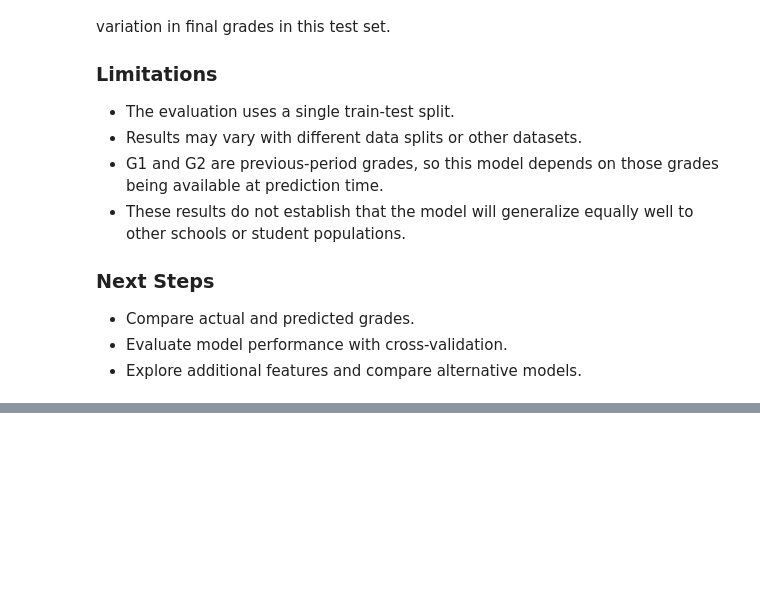
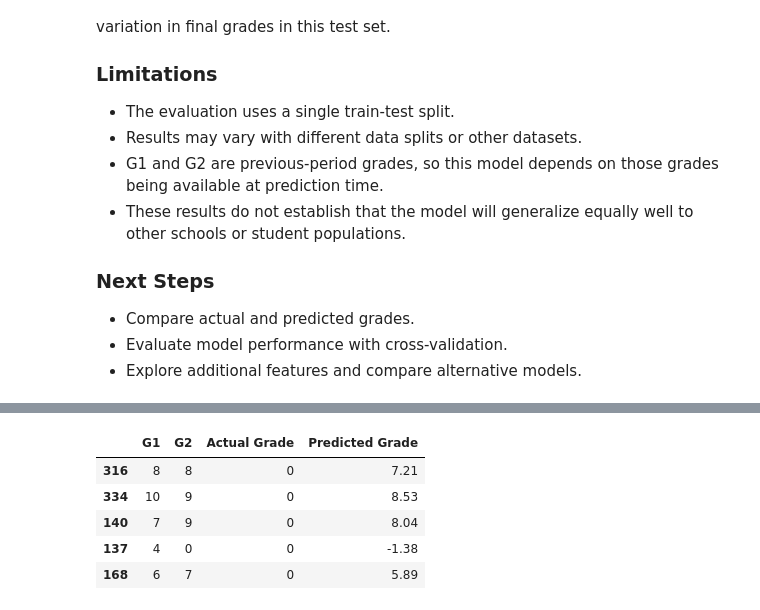
Before and after one commit to MYNazarian/student-performance-analysis, a Jupyter notebook: notebooks/student_analysis.ipynb, the cells around one changed output, grey strips where cells are left out. Saved outputs shown, nothing was run; the diff lists cells and outputs as text; code cells hidden in the pictures; blank space fills up the shorter version.

```diff
--- a/notebooks/student_analysis.ipynb
+++ b/notebooks/student_analysis.ipynb
@@ -484,0 +587,19 @@ The model achieved a Mean Absolute Error of 1.26 grade points on the test set. I
+# %%
+# Find test samples with an actual final grade of zero
+zero_grade_indices = y_test[y_test == 0].index
+# Inspect their input features and predictions
+zero_grade_analysis = X_test.loc[zero_grade_indices].copy()
+zero_grade_analysis["Actual Grade"] = y_test.loc[
+    zero_grade_indices
+]
+zero_grade_analysis["Predicted Grade"] = model.predict(
+    X_test.loc[zero_grade_indices]
+)
+zero_grade_analysis.round(2)
+# %% [output]
+|  | G1 | G2 | Actual Grade | Predicted Grade |
+| 316 | 8 | 8 | 0 | 7.21 |
+| 334 | 10 | 9 | 0 | 8.53 |
+| 140 | 7 | 9 | 0 | 8.04 |
+| 137 | 4 | 0 | 0 | -1.38 |
+| 168 | 6 | 7 | 0 | 5.89 |
```
Also changed, not shown: parts of 18 cells of this notebook.
